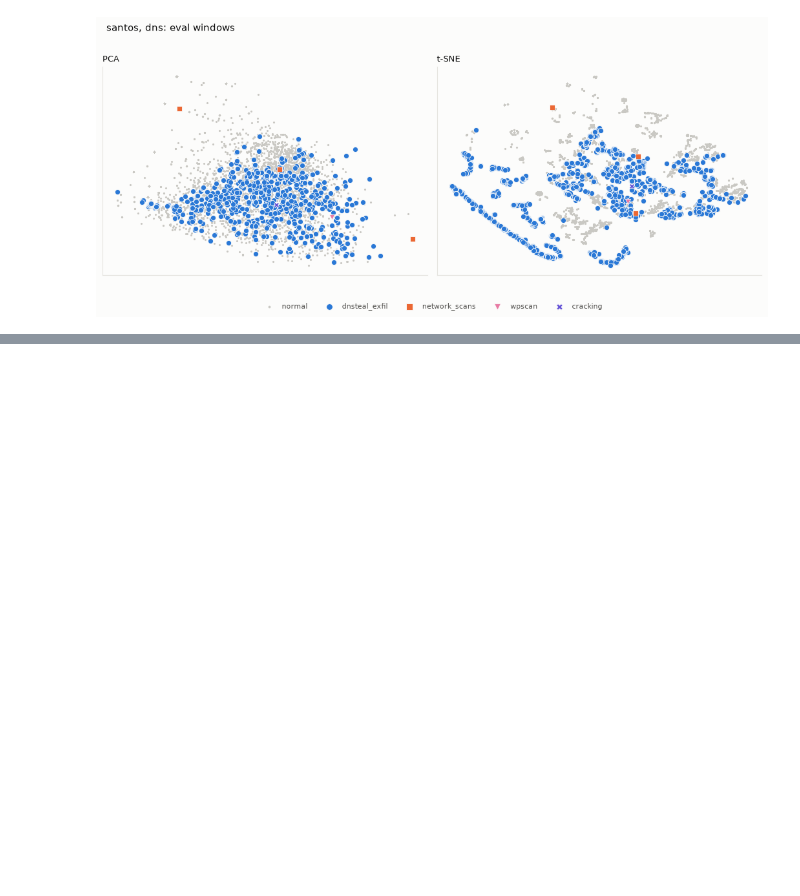
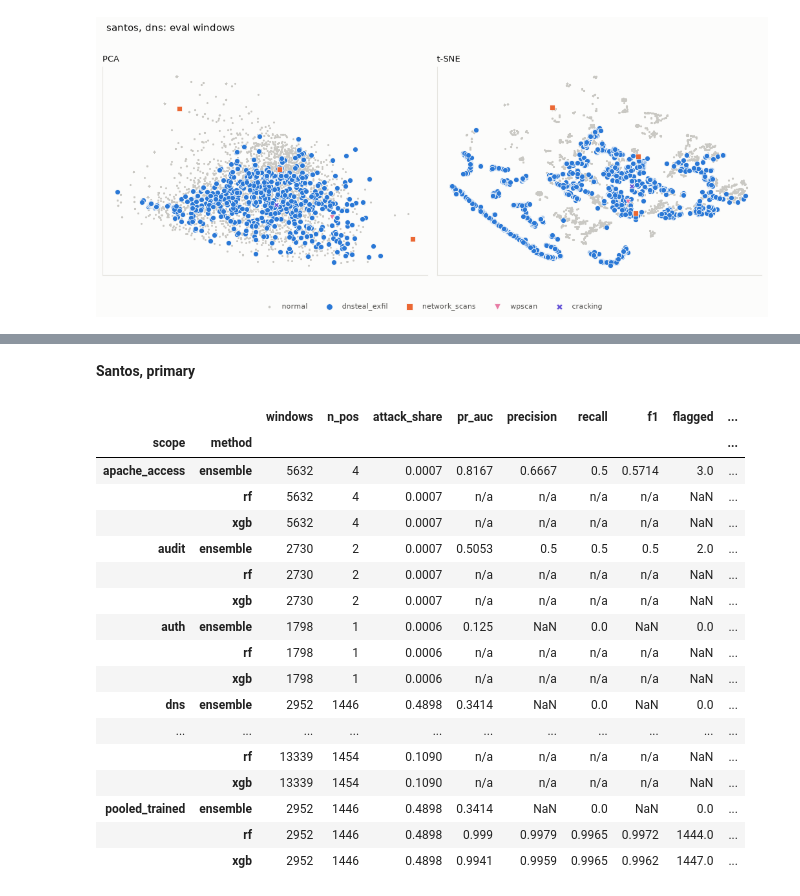
Before and after one commit to EmirSalmanDev/cmpe412, a Jupyter notebook: notebooks/03_ml_models.ipynb, the cells around one changed output, grey strips where cells are left out. Cells and saved outputs as stored; diff of their text form; code cells hidden in the pictures; blank space fills up the shorter version.

```diff
--- a/notebooks/03_ml_models.ipynb
+++ b/notebooks/03_ml_models.ipynb
@@ -441,0 +546,39 @@ for name in TESTBEDS:
+# %%
+santos = pd.read_csv(results_dir / "supervised_santos.csv")
+metric_columns = ["pr_auc", "precision", "recall", "f1"]
+
+
+def santos_table(analysis: str, scopes: list[str] | None = None) -> pd.DataFrame:
+    """Shape one analysis of the santos results, with n/a where there is no model."""
+    table = santos[santos["analysis"] == analysis].copy()
+    if scopes:
+        table = table[table["scope"].isin(scopes)]
+    no_model = table["status"] != "ok"
+    table[metric_columns] = table[metric_columns].round(4).astype(object)
+    table.loc[no_model, metric_columns] = "n/a"
+    table["attack_share"] = table["attack_share"].round(4)
+    kept = ["scope", "method", "windows", "n_pos", "attack_share", *metric_columns]
+    return table[[*kept, "flagged", "true_positives"]].set_index(["scope", "method"])
+
+
+show("Santos, primary", santos_table("primary"))
+# %% [output]
+**Santos, primary**
+|  |  | windows | n_pos | attack_share | pr_auc | precision | recall | f1 | flagged | ... |
+| scope | method |  |  |  |  |  |  |  |  | ... |
+| apache_access | ensemble | 5632 | 4 | 0.0007 | 0.8167 | 0.6667 | 0.5 | 0.5714 | 3.0 | ... |
+|  | rf | 5632 | 4 | 0.0007 | n/a | n/a | n/a | n/a | NaN | ... |
+|  | xgb | 5632 | 4 | 0.0007 | n/a | n/a | n/a | n/a | NaN | ... |
+| audit | ensemble | 2730 | 2 | 0.0007 | 0.5053 | 0.5 | 0.5 | 0.5 | 2.0 | ... |
+|  | rf | 2730 | 2 | 0.0007 | n/a | n/a | n/a | n/a | NaN | ... |
+|  | xgb | 2730 | 2 | 0.0007 | n/a | n/a | n/a | n/a | NaN | ... |
+| auth | ensemble | 1798 | 1 | 0.0006 | 0.125 | NaN | 0.0 | NaN | 0.0 | ... |
+|  | rf | 1798 | 1 | 0.0006 | n/a | n/a | n/a | n/a | NaN | ... |
+|  | xgb | 1798 | 1 | 0.0006 | n/a | n/a | n/a | n/a | NaN | ... |
+| dns | ensemble | 2952 | 1446 | 0.4898 | 0.3414 | NaN | 0.0 | NaN | 0.0 | ... |
+| ... | ... | ... | ... | ... | ... | ... | ... | ... | ... | ... |
+|  | rf | 13339 | 1454 | 0.1090 | n/a | n/a | n/a | n/a | NaN | ... |
+|  | xgb | 13339 | 1454 | 0.1090 | n/a | n/a | n/a | n/a | NaN | ... |
+| pooled_trained | ensemble | 2952 | 1446 | 0.4898 | 0.3414 | NaN | 0.0 | NaN | 0.0 | ... |
+|  | rf | 2952 | 1446 | 0.4898 | 0.999 | 0.9979 | 0.9965 | 0.9972 | 1444.0 | ... |
+|  | xgb | 2952 | 1446 | 0.4898 | 0.9941 | 0.9959 | 0.9965 | 0.9962 | 1447.0 | ... |
```
Also changed, not shown: parts of 15 cells of this notebook, 8 other files.
